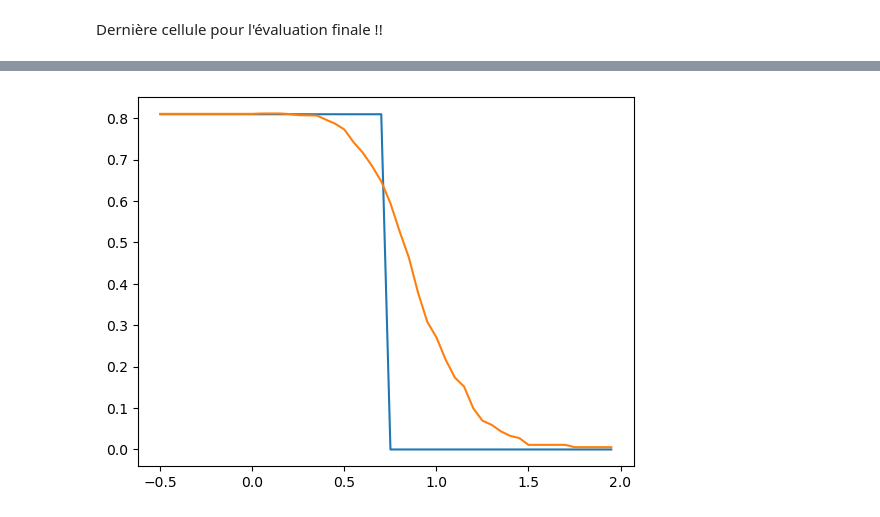
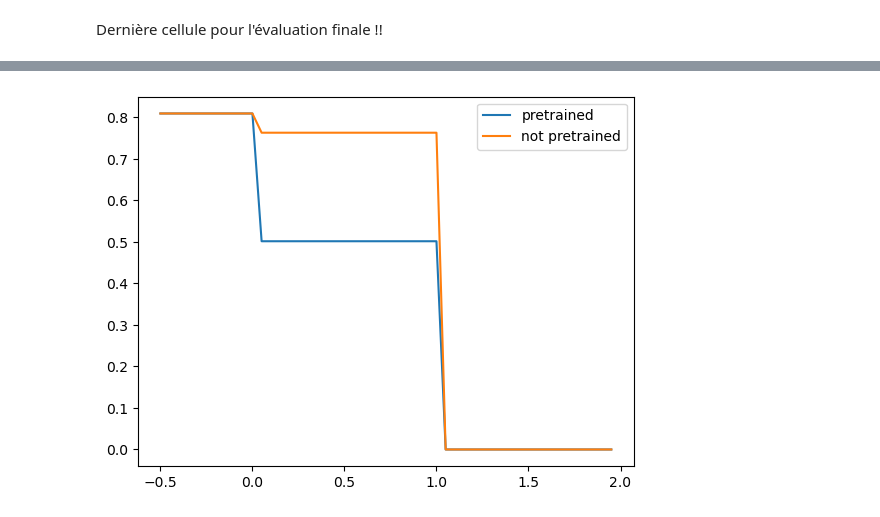
Before and after one commit to gregoirebechade/comp_stats_final, a Jupyter notebook: code/exploring.ipynb, the cells around one changed output, grey strips where cells are left out. Cells and saved outputs as stored; diff of their text form; code cells hidden in the pictures.

```diff
--- a/code/exploring.ipynb
+++ b/code/exploring.ipynb
@@ -339,7 +339,7 @@ with open('./losses/loss_train_'+model_name+'.txt', 'w') as f :
 # %% [markdown]
 Dernière cellule pour l'évaluation finale !!
 # %%
-pretrained = torch.load('./models/classifier_pretrained_final.pth')
+pretrained = torch.load('./models/classifier_pretrained_final_bis.pth')
 not_pretrained = torch.load('./models/classifier_not_pretrained.pth')
 y_true =np.array( [])
 y_pred_pretrained = np.array( [])
@@ -366,16 +396,17 @@ F1 score not pretrained 0.7592137592137592
 # %%
 les_pretrained= []
 les_not_pretrained = []
 for threshold in np.arange(-0.5, 2, 0.05):
     y_pred_pretrained_oui = (y_pred_pretrained > threshold).astype(int)
     y_pred_not_pretrained_oui = (y_pred_not_pretrained > threshold).astype(int)
     les_pretrained.append(f1_score(y_true, y_pred_pretrained_oui))
     les_not_pretrained.append(f1_score(y_true, y_pred_not_pretrained_oui))
-plt.plot(np.arange(-0.5, 2, 0.05),  les_pretrained,  label='pretrained')
+plt.plot(np.arange(-0.5, 2, 0.05),les_pretrained,  label='pretrained')
 plt.plot(np.arange(-0.5, 2, 0.05),   les_not_pretrained,   label='not pretrained')
+plt.legend()
 plt.show()
 # %% [output]
-[figure, old version]
+[figure, new version]
 # %%
 model = torch.load('./models/extractor.pth')
 for batch_x, batch_y in dataloader_test :
```
Also changed, not shown: parts of 5 cells of this notebook, 1 other file.
